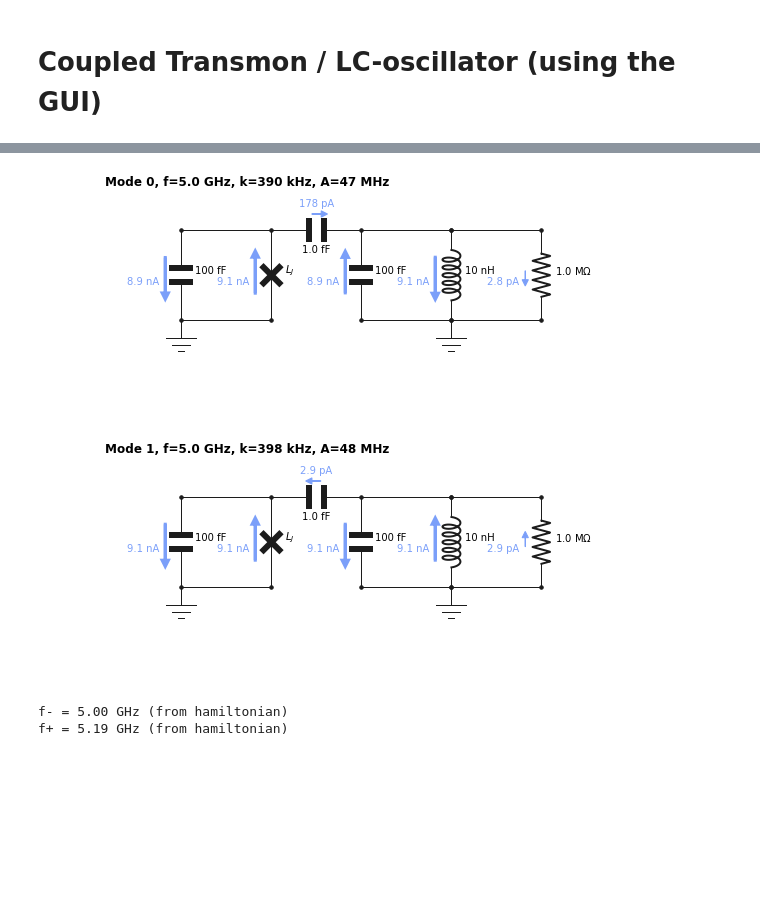
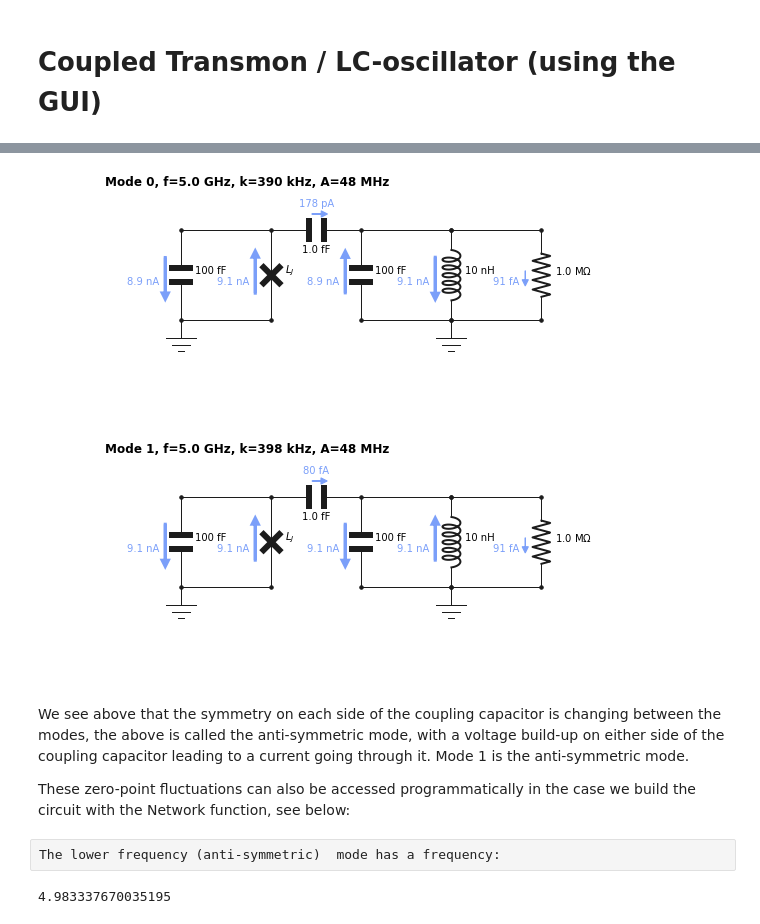
Before and after one commit to qucat/qucat, a Jupyter notebook: docs/source/tutorials/transmon_LC_GUI.ipynb, the cells around one changed output, grey strips where cells are left out. Saved outputs shown, nothing was run; the diff lists cells and outputs as text; code cells hidden in the pictures; blank space fills up the shorter version.

```diff
--- a/docs/source/tutorials/transmon_LC_GUI.ipynb
+++ b/docs/source/tutorials/transmon_LC_GUI.ipynb
@@ -64,0 +37,6 @@ w,k,A,chi = c.f_k_A_chi(L_J = L_J_list)
+# %%
+cir = GUI('circuits/transmon_LC_GUI.txt', # location of the circuit file
+        edit=True, # open the GUI to edit the circuit
+        plot=True, # plot the circuit after having edited it
+        print_network=True # print the network
+       )
@@ -94,15 +121,10 @@ plt.show()
 # %%
-unit = 'current'
-c.show_normal_mode(mode=0,unit=unit, L_J = 10e-9,)
-c.show_normal_mode(mode=1,unit=unit, L_J = 10e-9)
+cir.show_normal_mode(mode=0,quantity='current', L_J = 10e-9)
+cir.show_normal_mode(mode=1,quantity='current', L_J = 10e-9)
 # %% [output]
 [figure]
-[figure, old version]
+[figure, new version]
-# %%
-H = c.hamiltonian(L_J = 10e-9)#, modes = 'all', junction_expansion = 6, photons = 10)
-eigenvals, eigenstates = H.eigenstates()
-print ("f- = %.2f GHz (from hamiltonian)"%(np.absolute(eigenvals[1]-eigenvals[0])/1e9))
-print ("f+ = %.2f GHz (from hamiltonian)"%(np.absolute(eigenvals[2]-eigenvals[0])/1e9))
-# %% [output]
-f- = 5.00 GHz (from hamiltonian)
-f+ = 5.19 GHz (from hamiltonian)
+# %% [markdown]
+We see above that the symmetry on each side of the coupling capacitor is changing between the modes, the above is called the anti-symmetric mode, with a voltage build-up on either side of the coupling capacitor leading to a current going through it. Mode 1 is the anti-symmetric mode.
+
+These zero-point fluctuations can also be accessed programmatically in the case we build the circuit with the Network function, see below:
@@ -108,0 +150,6 @@ f+ = 5.19 GHz (from hamiltonian)
+# %% [raw]
+The lower frequency (anti-symmetric)  mode has a frequency:
+# %%
+cir_net.eigenfrequencies()[0]/1e9
+# %% [output]
+4.983337670035195
```
Also changed, not shown: parts of 27 cells of this notebook, 3 other files.
